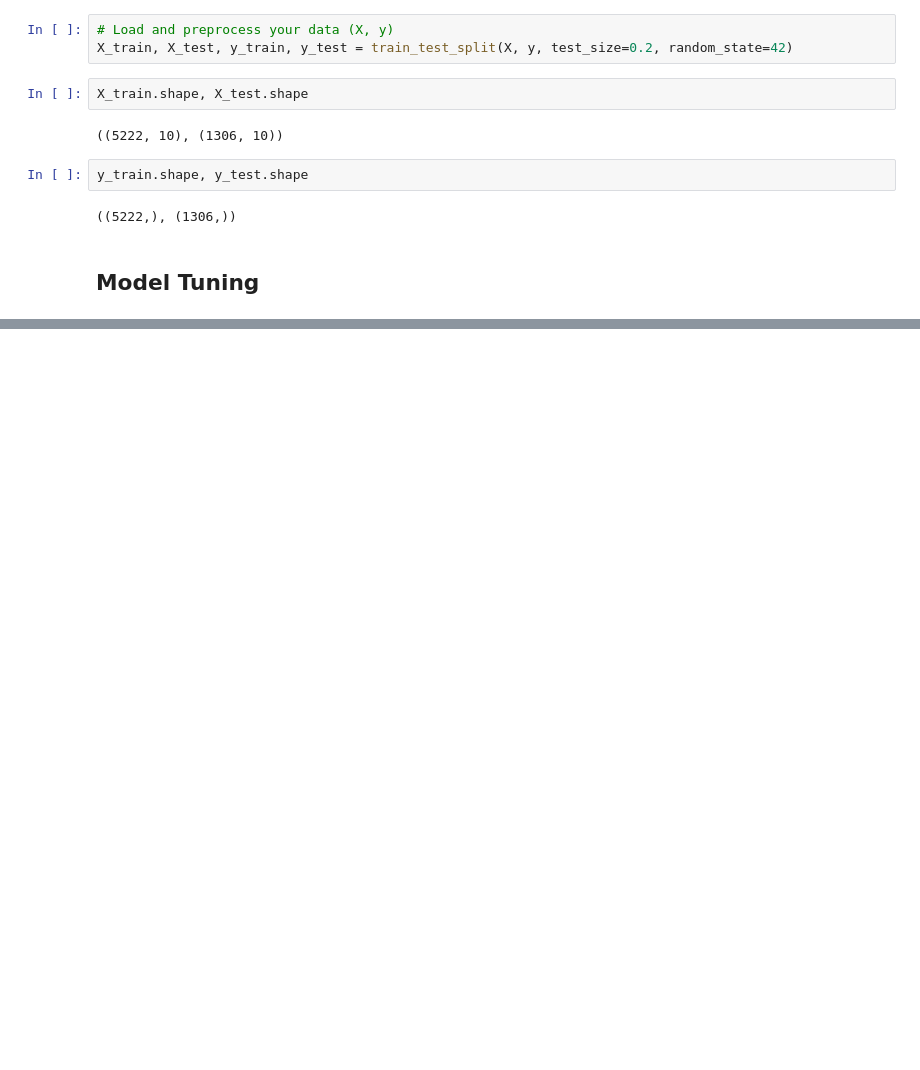
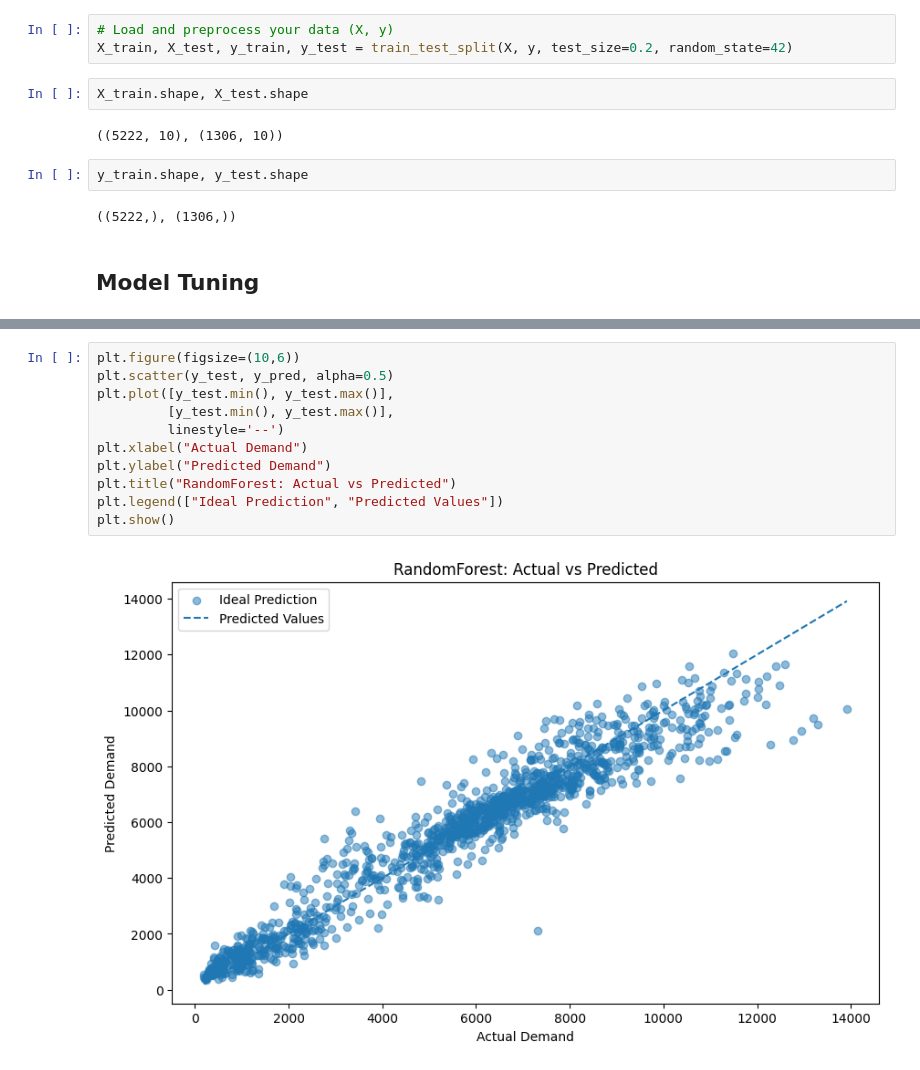
Before and after one commit to Rasel1435/yellow-taxi-demand-analysis, a Jupyter notebook: 2_Model_Development/a_Model Experiment/best_model_tuning.ipynb, the cells around one changed output, grey strips where cells are left out. Saved outputs shown, nothing was run; the diff lists cells and outputs as text; blank space fills up the shorter version.

```diff
--- a/2_Model_Development/a_Model Experiment/best_model_tuning.ipynb
+++ b/2_Model_Development/a_Model Experiment/best_model_tuning.ipynb
@@ -121,0 +155,13 @@ KeyboardInterrupt:
+# %%
+plt.figure(figsize=(10,6))
+plt.scatter(y_test, y_pred, alpha=0.5)
+plt.plot([y_test.min(), y_test.max()],
+         [y_test.min(), y_test.max()],
+         linestyle='--')
+plt.xlabel("Actual Demand")
+plt.ylabel("Predicted Demand")
+plt.title("RandomForest: Actual vs Predicted")
+plt.legend(["Ideal Prediction", "Predicted Values"])
+plt.show()
+# %% [output]
+[figure, added]
```
Also changed, not shown: parts of 6 cells of this notebook.
